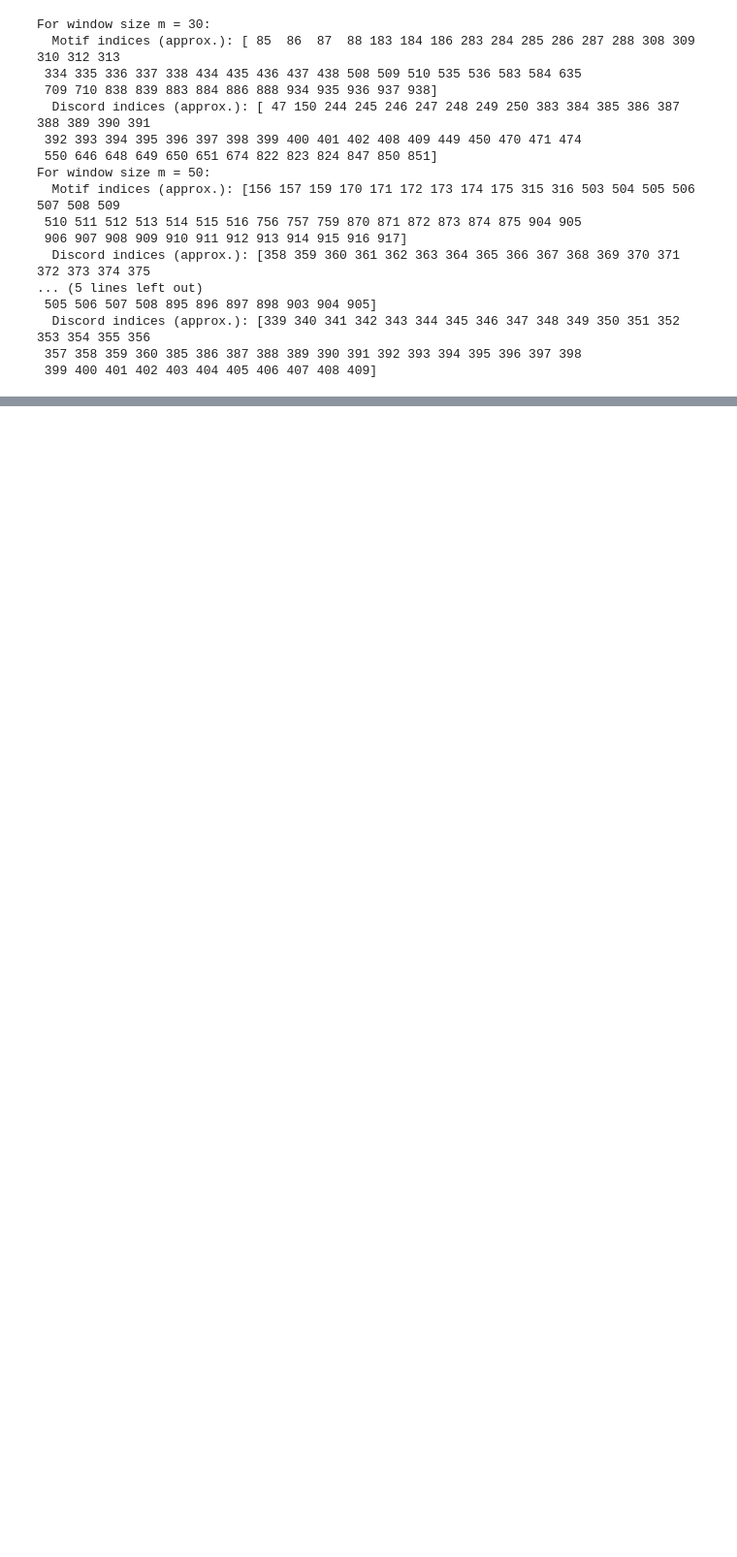
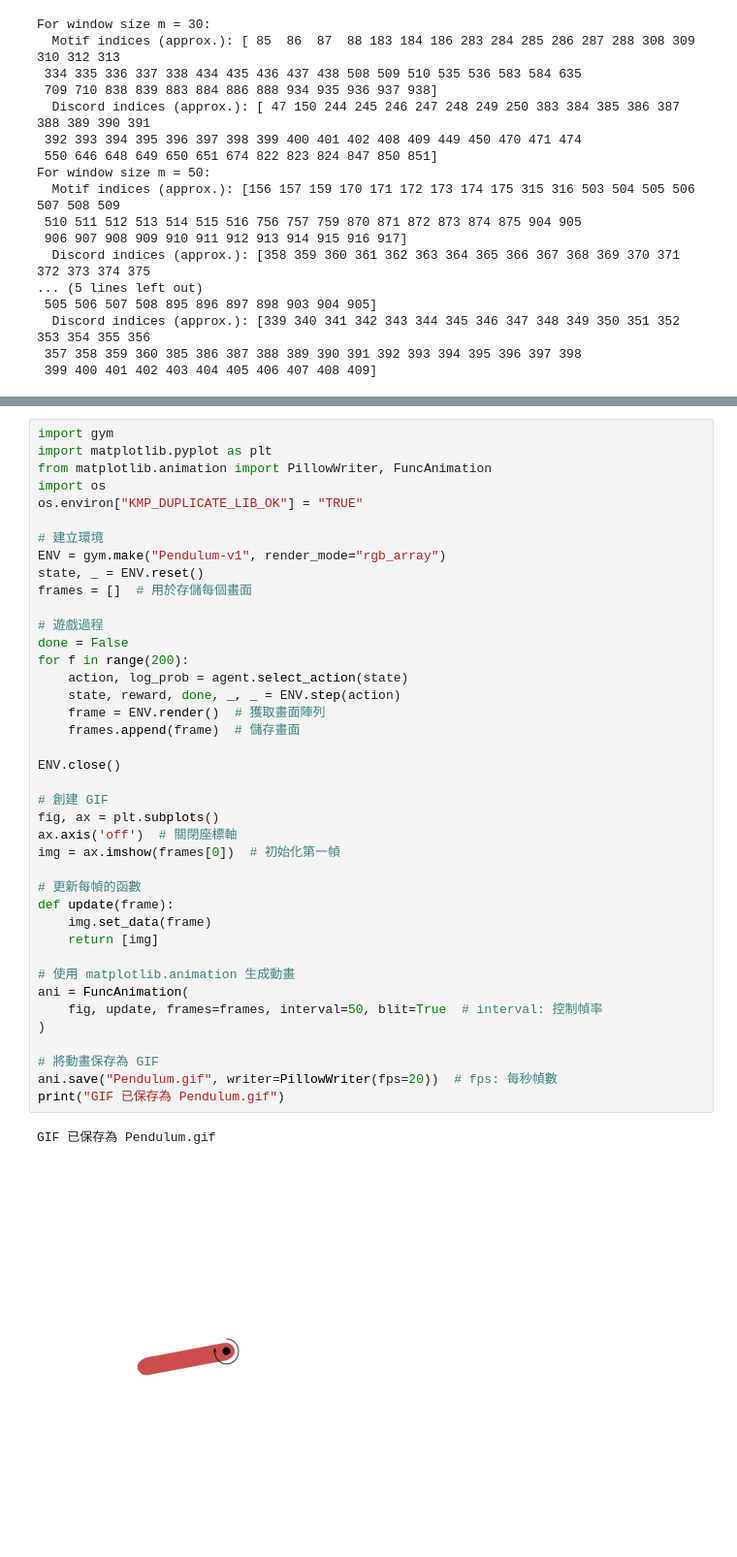
Before and after one commit to Jhbai/AI_Model_Experiments_01, a Jupyter notebook: 實驗模型.ipynb, the cells around one changed output, grey strips where cells are left out. Shown at 97% size. Cells and saved outputs as stored; diff of their text form; blank space fills up the shorter version.

```diff
--- a/實驗模型.ipynb
+++ b/實驗模型.ipynb
@@ -874,0 +1204,43 @@ For window size m = 50:
+# %%
+import gym
+import matplotlib.pyplot as plt
+from matplotlib.animation import PillowWriter, FuncAnimation
+import os
+os.environ["KMP_DUPLICATE_LIB_OK"] = "TRUE"
+
+# 建立環境
+ENV = gym.make("Pendulum-v1", render_mode="rgb_array")
+state, _ = ENV.reset()
+frames = []  # 用於存儲每個畫面
+
+# 遊戲過程
+done = False
+for f in range(200):
+    action, log_prob = agent.select_action(state)
+    state, reward, done, _, _ = ENV.step(action)
+    frame = ENV.render()  # 獲取畫面陣列
+    frames.append(frame)  # 儲存畫面
+
+ENV.close()
+
+# 創建 GIF
+fig, ax = plt.subplots()
+ax.axis('off')  # 關閉座標軸
+img = ax.imshow(frames[0])  # 初始化第一幀
+
+# 更新每幀的函數
+def update(frame):
+    img.set_data(frame)
+    return [img]
+
+# 使用 matplotlib.animation 生成動畫
+ani = FuncAnimation(
+    fig, update, frames=frames, interval=50, blit=True  # interval: 控制幀率
+)
+
+# 將動畫保存為 GIF
+ani.save("Pendulum.gif", writer=PillowWriter(fps=20))  # fps: 每秒幀數
+print("GIF 已保存為 Pendulum.gif")
+# %% [output]
+GIF 已保存為 Pendulum.gif
+[figure, added]
```
Also changed, not shown: parts of 5 cells of this notebook, 1 other file.
